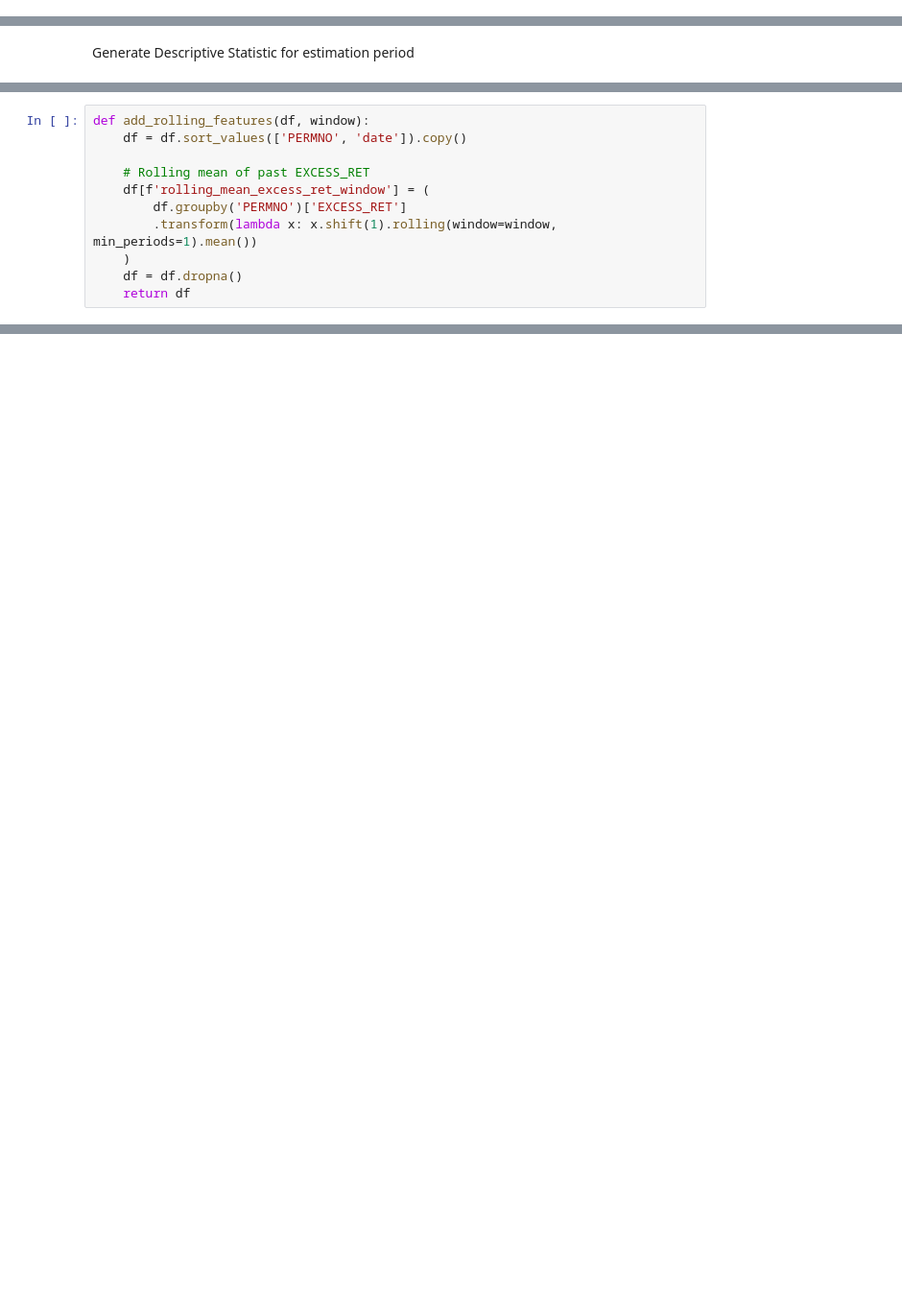
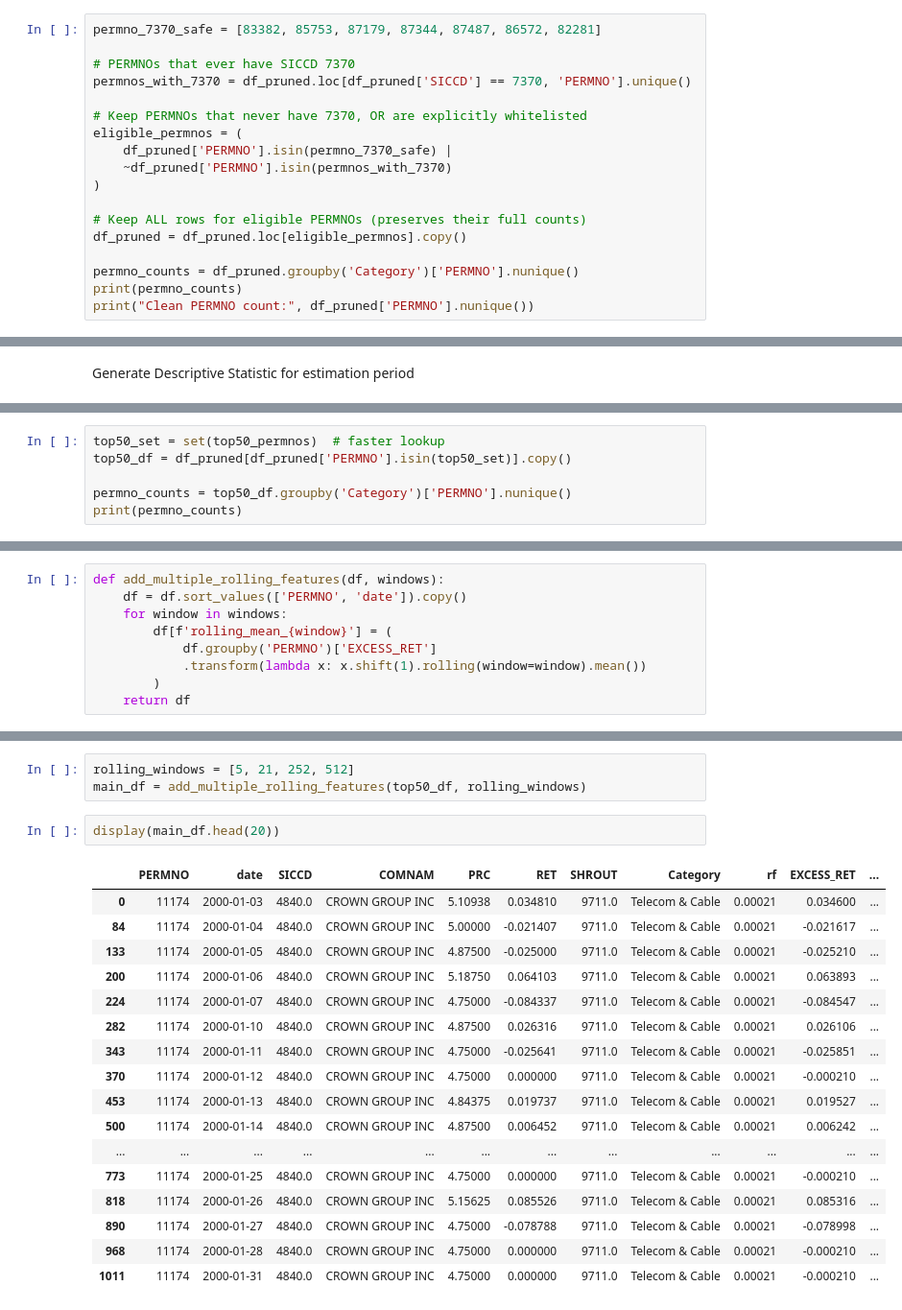
Before and after one commit to fazlur97/StockForecasting_TSFM, a Jupyter notebook: Preprocess.ipynb, the cells around one changed output, grey strips where cells are left out. Shown at 96% size. Saved outputs shown, nothing was run; the diff lists cells and outputs as text; blank space fills up the shorter version.

```diff
--- a/Preprocess.ipynb
+++ b/Preprocess.ipynb
@@ -145,0 +364,18 @@ top_50_out_df = outofsample_df[outofsample_df['PERMNO'].isin(top_50_permnos)].co
+# %%
+permno_7370_safe = [83382, 85753, 87179, 87344, 87487, 86572, 82281]
+
+# PERMNOs that ever have SICCD 7370
+permnos_with_7370 = df_pruned.loc[df_pruned['SICCD'] == 7370, 'PERMNO'].unique()
+
+# Keep PERMNOs that never have 7370, OR are explicitly whitelisted
+eligible_permnos = (
+    df_pruned['PERMNO'].isin(permno_7370_safe) |
+    ~df_pruned['PERMNO'].isin(permnos_with_7370)
+)
+
+# Keep ALL rows for eligible PERMNOs (preserves their full counts)
+df_pruned = df_pruned.loc[eligible_permnos].copy()
+
+permno_counts = df_pruned.groupby('Category')['PERMNO'].nunique()
+print(permno_counts)
+print("Clean PERMNO count:", df_pruned['PERMNO'].nunique())
@@ -302,0 +534,6 @@ display(descriptive_stats_out)
+# %%
+top50_set = set(top50_permnos)  # faster lookup
+top50_df = df_pruned[df_pruned['PERMNO'].isin(top50_set)].copy()
+
+permno_counts = top50_df.groupby('Category')['PERMNO'].nunique()
+print(permno_counts)
@@ -303,11 +548,9 @@ display(descriptive_stats_out)
 # %%
-def add_rolling_features(df, window):
+def add_multiple_rolling_features(df, windows):
     df = df.sort_values(['PERMNO', 'date']).copy()
-
-    # Rolling mean of past EXCESS_RET
-    df[f'rolling_mean_excess_ret_window'] = (
-        df.groupby('PERMNO')['EXCESS_RET']
-        .transform(lambda x: x.shift(1).rolling(window=window, min_periods=1).mean())
-    )
-    df = df.dropna()
+    for window in windows:
+        df[f'rolling_mean_{window}'] = (
+            df.groupby('PERMNO')['EXCESS_RET']
+            .transform(lambda x: x.shift(1).rolling(window=window).mean())
+        )
     return df
@@ -335,0 +557,23 @@ display(top_50_df)
+# %%
+rolling_windows = [5, 21, 252, 512]
+main_df = add_multiple_rolling_features(top50_df, rolling_windows)
+# %%
+display(main_df.head(20))
+# %% [output]
+|  | PERMNO | date | SICCD | COMNAM | PRC | RET | SHROUT | Category | rf | EXCESS_RET | ... |
+| 0 | 11174 | 2000-01-03 | 4840.0 | CROWN GROUP INC | 5.10938 | 0.034810 | 9711.0 | Telecom & Cable | 0.00021 | 0.034600 | ... |
+| 84 | 11174 | 2000-01-04 | 4840.0 | CROWN GROUP INC | 5.00000 | -0.021407 | 9711.0 | Telecom & Cable | 0.00021 | -0.021617 | ... |
+| 133 | 11174 | 2000-01-05 | 4840.0 | CROWN GROUP INC | 4.87500 | -0.025000 | 9711.0 | Telecom & Cable | 0.00021 | -0.025210 | ... |
+| 200 | 11174 | 2000-01-06 | 4840.0 | CROWN GROUP INC | 5.18750 | 0.064103 | 9711.0 | Telecom & Cable | 0.00021 | 0.063893 | ... |
+| 224 | 11174 | 2000-01-07 | 4840.0 | CROWN GROUP INC | 4.75000 | -0.084337 | 9711.0 | Telecom & Cable | 0.00021 | -0.084547 | ... |
+| 282 | 11174 | 2000-01-10 | 4840.0 | CROWN GROUP INC | 4.87500 | 0.026316 | 9711.0 | Telecom & Cable | 0.00021 | 0.026106 | ... |
+| 343 | 11174 | 2000-01-11 | 4840.0 | CROWN GROUP INC | 4.75000 | -0.025641 | 9711.0 | Telecom & Cable | 0.00021 | -0.025851 | ... |
+| 370 | 11174 | 2000-01-12 | 4840.0 | CROWN GROUP INC | 4.75000 | 0.000000 | 9711.0 | Telecom & Cable | 0.00021 | -0.000210 | ... |
+| 453 | 11174 | 2000-01-13 | 4840.0 | CROWN GROUP INC | 4.84375 | 0.019737 | 9711.0 | Telecom & Cable | 0.00021 | 0.019527 | ... |
+| 500 | 11174 | 2000-01-14 | 4840.0 | CROWN GROUP INC | 4.87500 | 0.006452 | 9711.0 | Telecom & Cable | 0.00021 | 0.006242 | ... |
+| ... | ... | ... | ... | ... | ... | ... | ... | ... | ... | ... | ... |
+| 773 | 11174 | 2000-01-25 | 4840.0 | CROWN GROUP INC | 4.75000 | 0.000000 | 9711.0 | Telecom & Cable | 0.00021 | -0.000210 | ... |
+| 818 | 11174 | 2000-01-26 | 4840.0 | CROWN GROUP INC | 5.15625 | 0.085526 | 9711.0 | Telecom & Cable | 0.00021 | 0.085316 | ... |
+| 890 | 11174 | 2000-01-27 | 4840.0 | CROWN GROUP INC | 4.75000 | -0.078788 | 9711.0 | Telecom & Cable | 0.00021 | -0.078998 | ... |
+| 968 | 11174 | 2000-01-28 | 4840.0 | CROWN GROUP INC | 4.75000 | 0.000000 | 9711.0 | Telecom & Cable | 0.00021 | -0.000210 | ... |
+| 1011 | 11174 | 2000-01-31 | 4840.0 | CROWN GROUP INC | 4.75000 | 0.000000 | 9711.0 | Telecom & Cable | 0.00021 | -0.000210 | ... |
```
Also changed, not shown: parts of 62 cells of this notebook, 55 other files.
